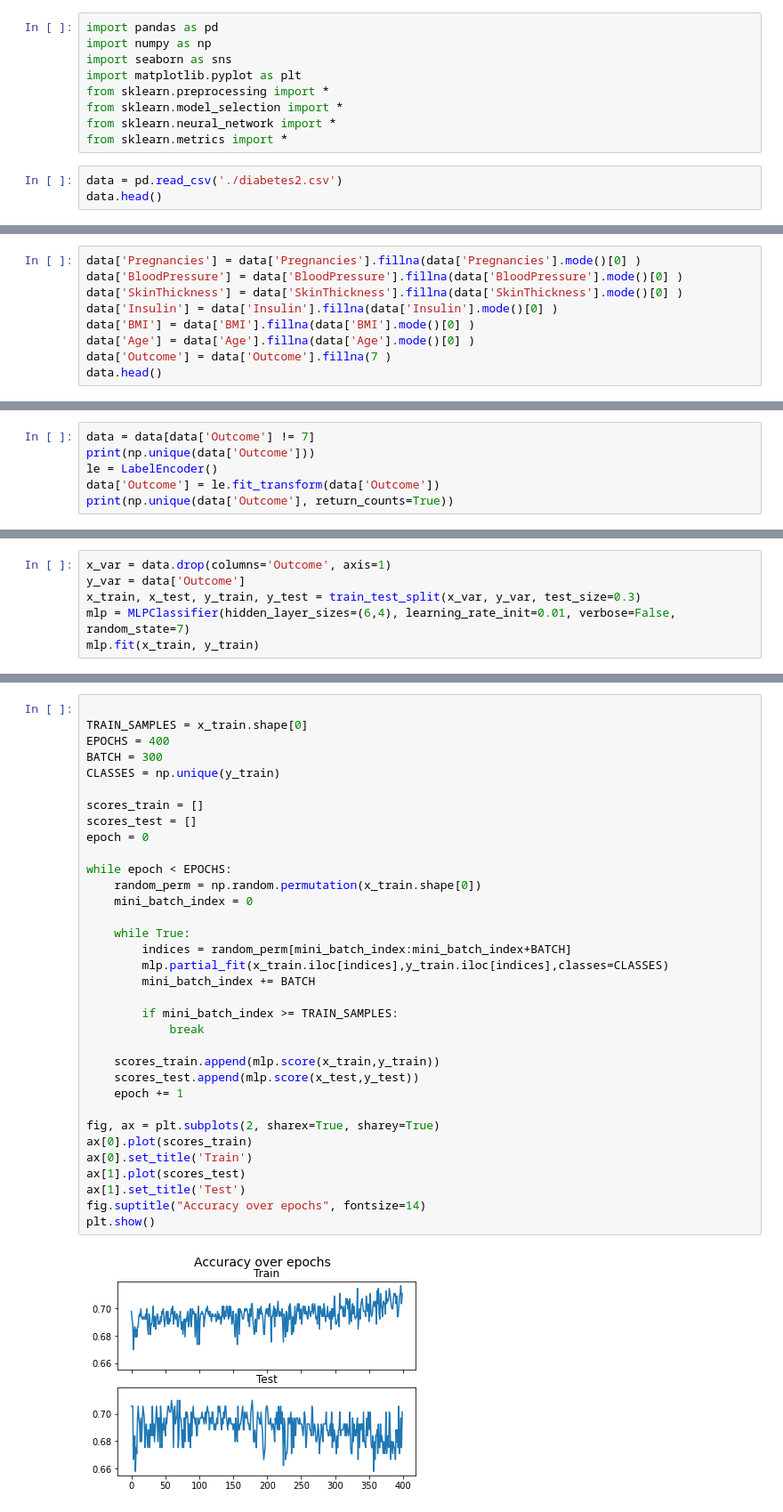
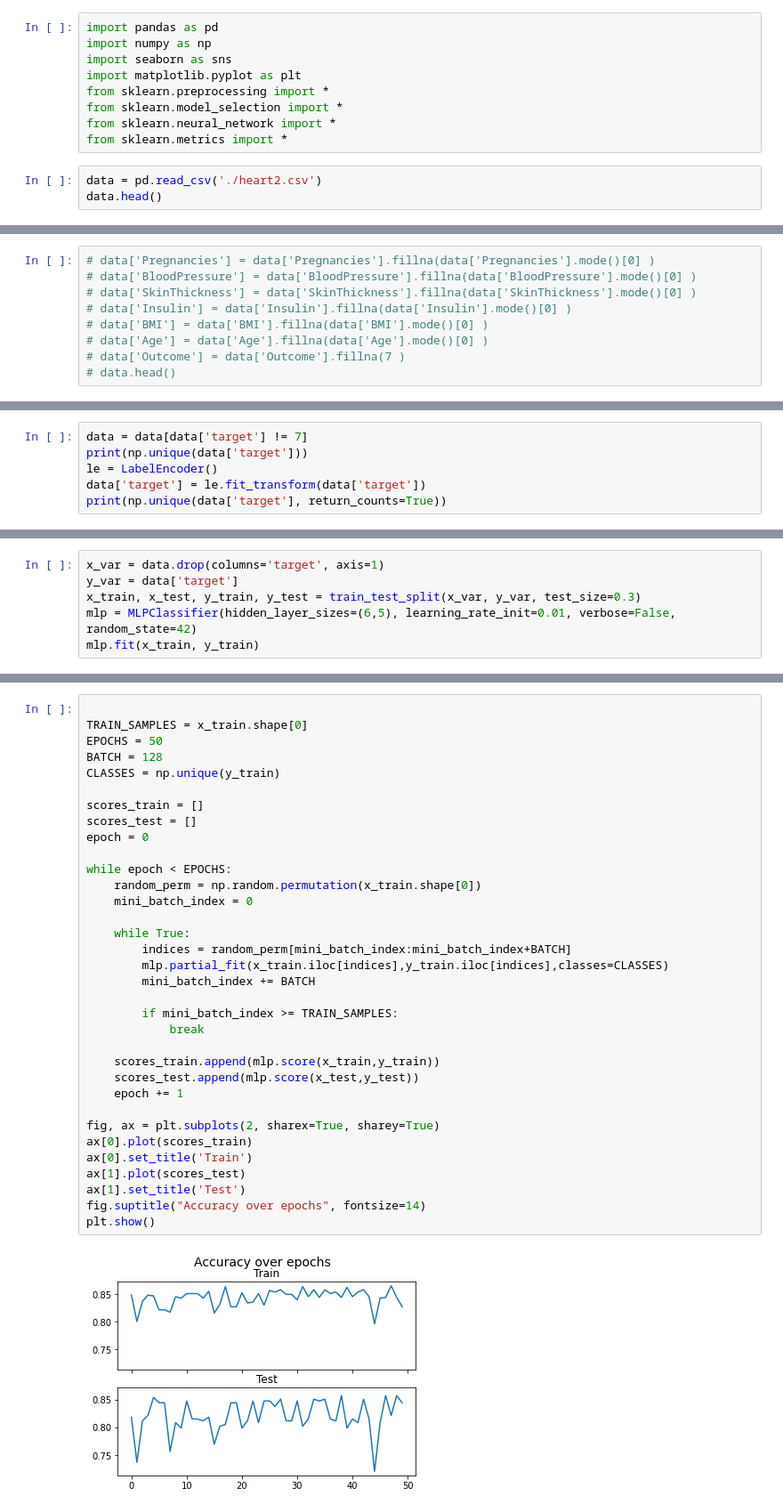
Before and after one commit to Sal-Kal/Notebooks, a Jupyter notebook: MLP/MultiLayerPerceptron.ipynb, the cells around one changed output, grey strips where cells are left out. Shown: that part at 89% size. Cells and saved outputs as stored; diff of their text form.

```diff
--- a/MLP/MultiLayerPerceptron.ipynb
+++ b/MLP/MultiLayerPerceptron.ipynb
@@ -8,6 +8,6 @@ from sklearn.model_selection import *
 from sklearn.neural_network import *
 from sklearn.metrics import *
 # %%
-data = pd.read_csv('./diabetes2.csv')
+data = pd.read_csv('./heart2.csv')
 data.head()
 # %% [output]
@@ -32,10 +37,10 @@ Outcome                      True
 dtype: bool
 # %%
-data['Pregnancies'] = data['Pregnancies'].fillna(data['Pregnancies'].mode()[0] )
-data['BloodPressure'] = data['BloodPressure'].fillna(data['BloodPressure'].mode()[0] )
-data['SkinThickness'] = data['SkinThickness'].fillna(data['SkinThickness'].mode()[0] )
-data['Insulin'] = data['Insulin'].fillna(data['Insulin'].mode()[0] )
-data['BMI'] = data['BMI'].fillna(data['BMI'].mode()[0] )
-data['Age'] = data['Age'].fillna(data['Age'].mode()[0] )
-data['Outcome'] = data['Outcome'].fillna(7 )
-data.head()
+# data['Pregnancies'] = data['Pregnancies'].fillna(data['Pregnancies'].mode()[0] )
+# data['BloodPressure'] = data['BloodPressure'].fillna(data['BloodPressure'].mode()[0] )
+# data['SkinThickness'] = data['SkinThickness'].fillna(data['SkinThickness'].mode()[0] )
+# data['Insulin'] = data['Insulin'].fillna(data['Insulin'].mode()[0] )
+# data['BMI'] = data['BMI'].fillna(data['BMI'].mode()[0] )
+# data['Age'] = data['Age'].fillna(data['Age'].mode()[0] )
+# data['Outcome'] = data['Outcome'].fillna(7 )
+# data.head()
@@ -49,7 +47,7 @@ data.head()
 # %%
-data = data[data['Outcome'] != 7]
-print(np.unique(data['Outcome']))
+data = data[data['target'] != 7]
+print(np.unique(data['target']))
 le = LabelEncoder()
-data['Outcome'] = le.fit_transform(data['Outcome'])
-print(np.unique(data['Outcome'], return_counts=True))
+data['target'] = le.fit_transform(data['target'])
+print(np.unique(data['target'], return_counts=True))
 # %% [output]
@@ -58,7 +56,7 @@ print(np.unique(data['Outcome'], return_counts=True))
 # %%
-x_var = data.drop(columns='Outcome', axis=1)
-y_var = data['Outcome']
+x_var = data.drop(columns='target', axis=1)
+y_var = data['target']
 x_train, x_test, y_train, y_test = train_test_split(x_var, y_var, test_size=0.3)
-mlp = MLPClassifier(hidden_layer_sizes=(6,4), learning_rate_init=0.01, verbose=False, random_state=7)
+mlp = MLPClassifier(hidden_layer_sizes=(6,5), learning_rate_init=0.01, verbose=False, random_state=42)
 mlp.fit(x_train, y_train)
 # %% [output]
@@ -67,39 +65,39 @@ MLPClassifier(hidden_layer_sizes=(6, 4), learning_rate_init=0.01,
 # %%
 
 TRAIN_SAMPLES = x_train.shape[0]
-EPOCHS = 400
-BATCH = 300
+EPOCHS = 50
+BATCH = 128
 CLASSES = np.unique(y_train)
 
 scores_train = []
 scores_test = []
 epoch = 0
 
 while epoch < EPOCHS:
     random_perm = np.random.permutation(x_train.shape[0])
     mini_batch_index = 0
 
     while True:
         indices = random_perm[mini_batch_index:mini_batch_index+BATCH]
         mlp.partial_fit(x_train.iloc[indices],y_train.iloc[indices],classes=CLASSES)
         mini_batch_index += BATCH
 
         if mini_batch_index >= TRAIN_SAMPLES:
             break
 
     scores_train.append(mlp.score(x_train,y_train))
     scores_test.append(mlp.score(x_test,y_test))
     epoch += 1
 
 fig, ax = plt.subplots(2, sharex=True, sharey=True)
 ax[0].plot(scores_train)
 ax[0].set_title('Train')
 ax[1].plot(scores_test)
 ax[1].set_title('Test')
 fig.suptitle("Accuracy over epochs", fontsize=14)
 plt.show()
 # %% [output]
-[figure, old version]
+[figure, new version]
 # %%
 predictions = mlp.predict(x_test)
 plot_confusion_matrix(mlp, x_test, y_test)
```
Also changed, not shown: parts of 8 cells of this notebook, 8 other files.
